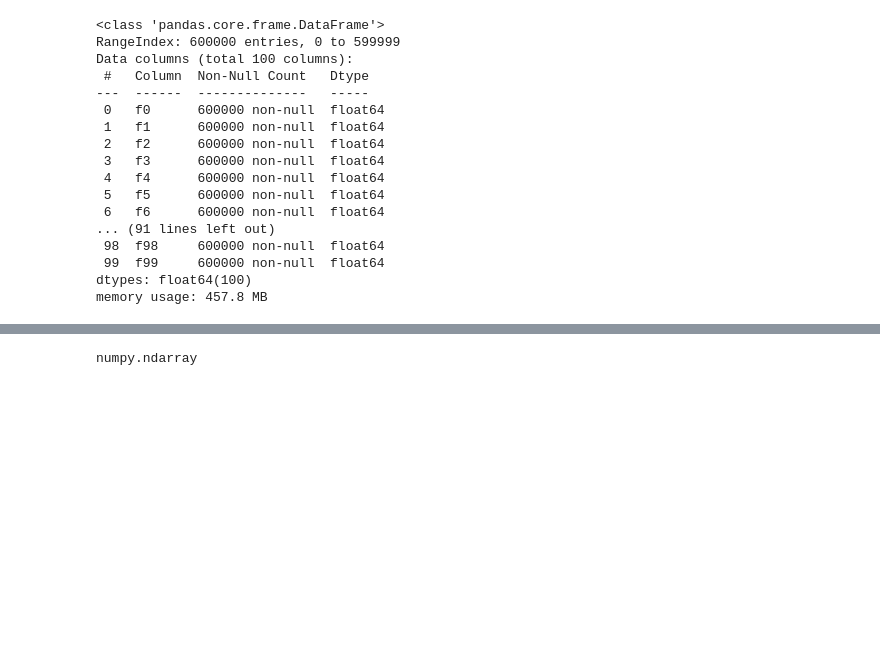
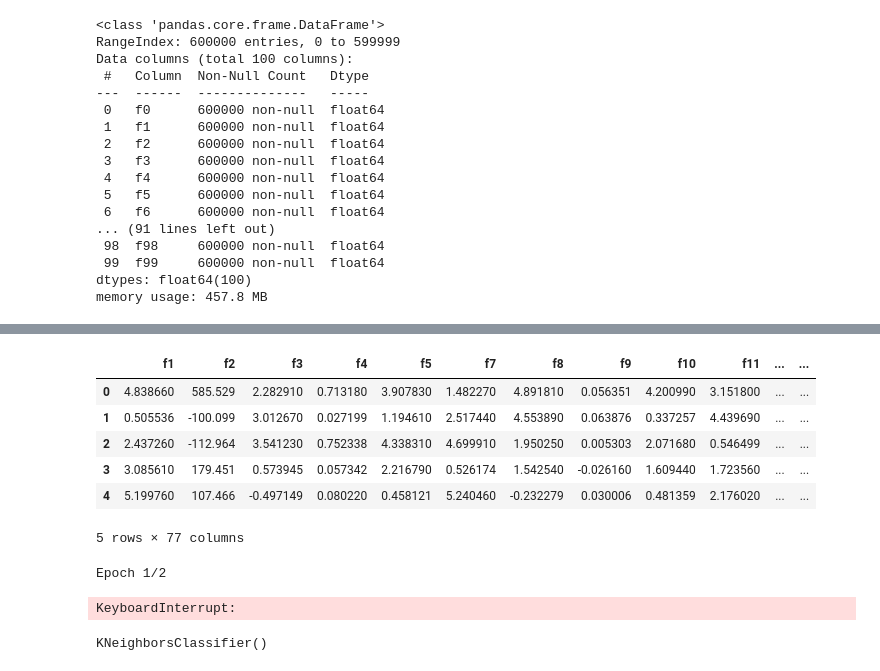
Before and after one commit to satani99/Kaggle-Tabuler-Playground-Nov-2021, a Jupyter notebook: solution.ipynb, the cells around one changed output, grey strips where cells are left out. Drawn from its saved outputs; the diff is of its cells as text; code cells hidden in the pictures; blank space fills up the shorter version.

```diff
--- a/solution.ipynb
+++ b/solution.ipynb
@@ -60,0 +103,10 @@ test = test.drop('id', axis=1)
+# %%
+test.head()
+# %% [output]
+|  | f1 | f2 | f3 | f4 | f5 | f7 | f8 | f9 | f10 | f11 | ... | ... |
+| 0 | 4.838660 | 585.529 | 2.282910 | 0.713180 | 3.907830 | 1.482270 | 4.891810 | 0.056351 | 4.200990 | 3.151800 | ... | ... |
+| 1 | 0.505536 | -100.099 | 3.012670 | 0.027199 | 1.194610 | 2.517440 | 4.553890 | 0.063876 | 0.337257 | 4.439690 | ... | ... |
+| 2 | 2.437260 | -112.964 | 3.541230 | 0.752338 | 4.338310 | 4.699910 | 1.950250 | 0.005303 | 2.071680 | 0.546499 | ... | ... |
+| 3 | 3.085610 | 179.451 | 0.573945 | 0.057342 | 2.216790 | 0.526174 | 1.542540 | -0.026160 | 1.609440 | 1.723560 | ... | ... |
+| 4 | 5.199760 | 107.466 | -0.497149 | 0.080220 | 0.458121 | 5.240460 | -0.232279 | 0.030006 | 0.481359 | 2.176020 | ... | ... |
+5 rows × 77 columns
@@ -60,0 +123,10 @@ test = test.drop('id', axis=1)
+# %%
+model.compile(optimizer='adam',
+             loss='binary_crossentropy',
+             metrics=['accuracy'])
+
+model.fit(X, y, epochs=2, batch_size=1)
+test_loss, test_acc = model.evaluate(X, y)
+# %% [output]
+Epoch 1/2
+KeyboardInterrupt:
@@ -61 +141,5 @@ test = test.drop('id', axis=1)
+# %%
+knc_clf.fit(X, y)
+# %% [output]
+KNeighborsClassifier()
 # %%
@@ -63,7 +147,3 @@ prediction = forest_clf.predict(test)
-# %%
-type(prediction)
-# %% [output]
-numpy.ndarray
 # %%
 sub = pd.read_csv('submission.csv')
 # %%
```
Also changed, not shown: parts of 18 cells of this notebook.
